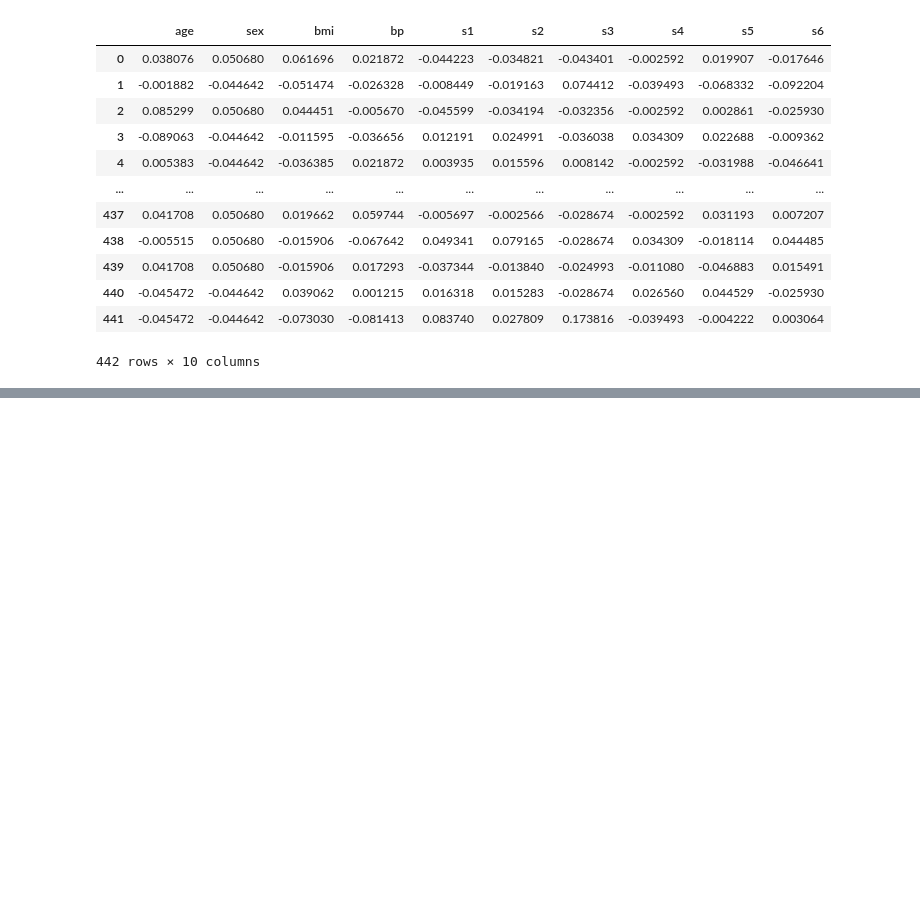
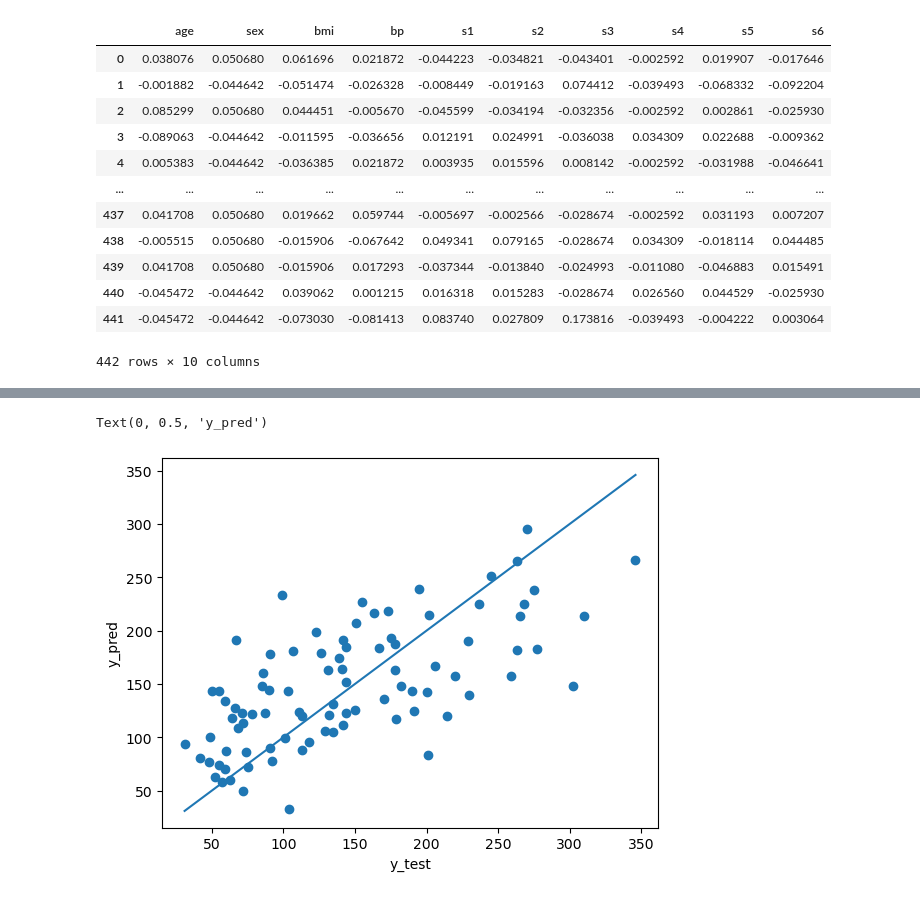
Before and after one commit to Shengan01/Lab, a Jupyter notebook: Lab2/Lab2.ipynb, the cells around one changed output, grey strips where cells are left out. Cells and saved outputs as stored; diff of their text form; code cells hidden in the pictures; blank space fills up the shorter version.

```diff
--- a/Lab2/Lab2.ipynb
+++ b/Lab2/Lab2.ipynb
@@ -171,3 +171,7 @@ data
 | 440 | -0.045472 | -0.044642 | 0.039062 | 0.001215 | 0.016318 | 0.015283 | -0.028674 | 0.026560 | 0.044529 | -0.025930 |
 | 441 | -0.045472 | -0.044642 | -0.073030 | -0.081413 | 0.083740 | 0.027809 | 0.173816 | -0.039493 | -0.004222 | 0.003064 |
 442 rows × 10 columns
+# %%
+res = pd.Series(diabetes.target)
+res.name = "postepChoroby"
+res
@@ -173,0 +191,18 @@ data
+# %%
+data_cechy = data.columns.to_list()
+data_arr = data.values
+X, y = data_arr[:, :], res
+X_train, X_test, y_train, y_test = train_test_split(X, y, test_size = 0.2, shuffle = True)
+# %%
+linReg = LinearRegression()
+linReg.fit(X_train, y_train)
+y_pred = linReg.predict(X_test)
+minval = min(y_test.min(), y_pred.min())
+maxval = max(y_test.max(), y_pred.max())
+plt.scatter(y_test, y_pred)
+plt.plot([minval, maxval], [minval, maxval])
+plt.xlabel('y_test')
+plt.ylabel('y_pred')
+# %% [output]
+Text(0, 0.5, 'y_pred')
+[figure, added]
```
Also changed, not shown: parts of 6 cells of this notebook, 2 other files.
